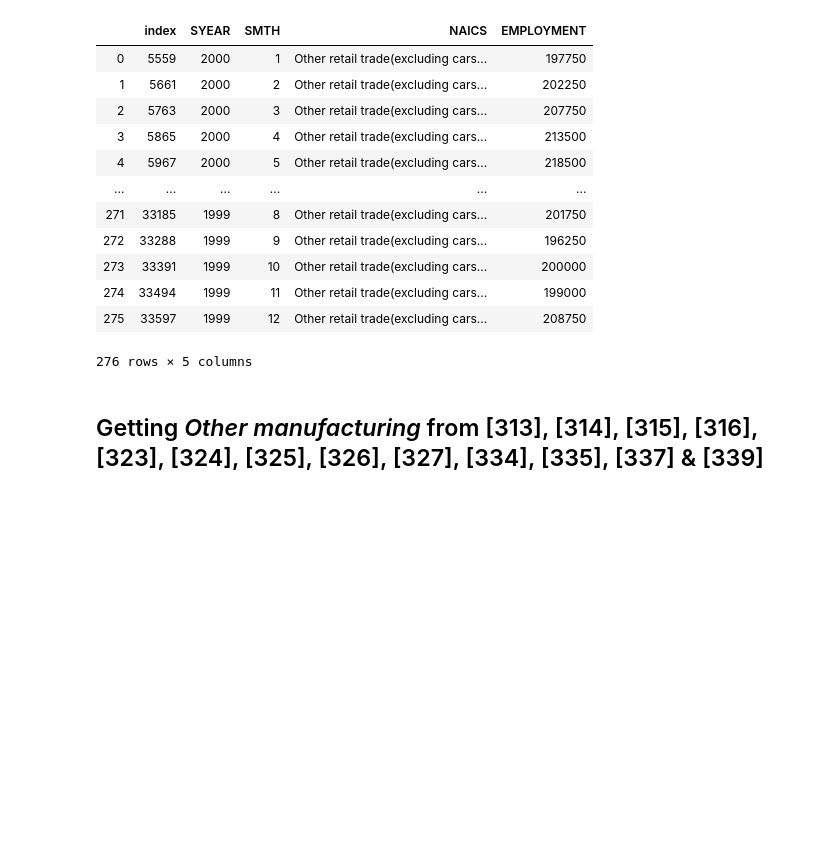
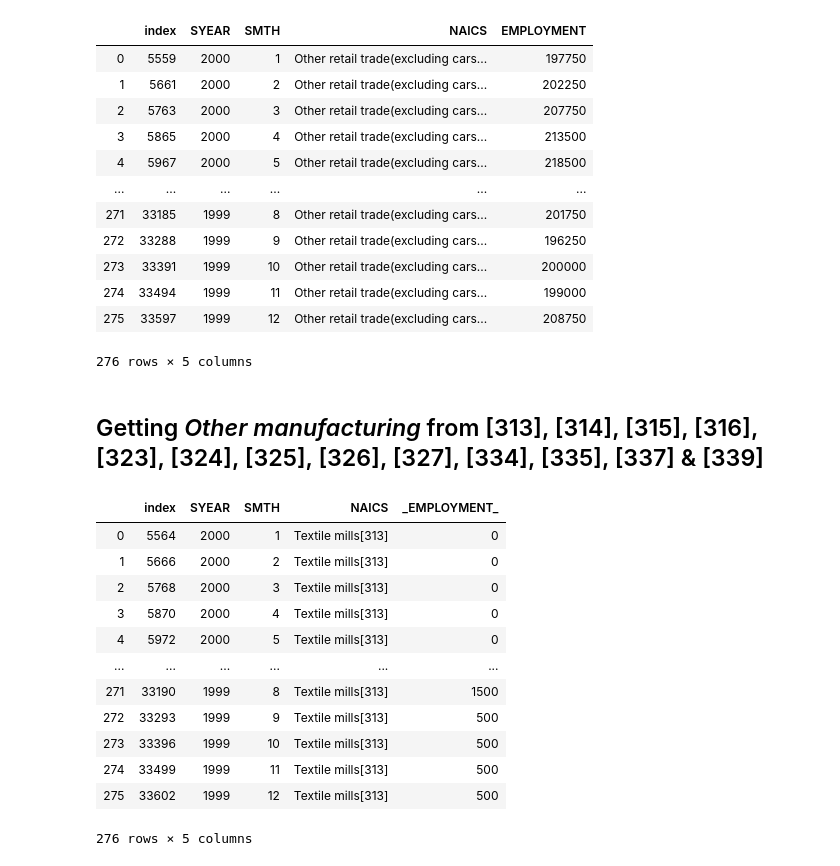
Before and after one commit to Hotlynn2/SERIES-ANALYSIS-OF-NAICS, a Jupyter notebook: Time Analysis Series.ipynb, the cells around one changed output. Drawn from its saved outputs; the diff is of its cells as text; code cells hidden in the pictures; blank space fills up the shorter version.

```diff
--- a/Time Analysis Series.ipynb
+++ b/Time Analysis Series.ipynb
@@ -1912,3 +1912,20 @@ Other_retail_trade
 276 rows × 5 columns
 # %% [markdown]
 ## Getting  *Other manufacturing*  from [313], [314], [315], [316], [323], [324], [325], [326], [327], [334], [335], [337] & [339]
+# %%
+Textile_mills = data.loc[data['NAICS'].str.contains('313', na = False)].reset_index()
+Textile_mills
+# %% [output]
+|  | index | SYEAR | SMTH | NAICS | _EMPLOYMENT_ |
+| 0 | 5564 | 2000 | 1 | Textile mills[313] | 0 |
+| 1 | 5666 | 2000 | 2 | Textile mills[313] | 0 |
+| 2 | 5768 | 2000 | 3 | Textile mills[313] | 0 |
+| 3 | 5870 | 2000 | 4 | Textile mills[313] | 0 |
+| 4 | 5972 | 2000 | 5 | Textile mills[313] | 0 |
+| ... | ... | ... | ... | ... | ... |
+| 271 | 33190 | 1999 | 8 | Textile mills[313] | 1500 |
+| 272 | 33293 | 1999 | 9 | Textile mills[313] | 500 |
+| 273 | 33396 | 1999 | 10 | Textile mills[313] | 500 |
+| 274 | 33499 | 1999 | 11 | Textile mills[313] | 500 |
+| 275 | 33602 | 1999 | 12 | Textile mills[313] | 500 |
+276 rows × 5 columns
```
Also changed, not shown: parts of 4 cells of this notebook.
